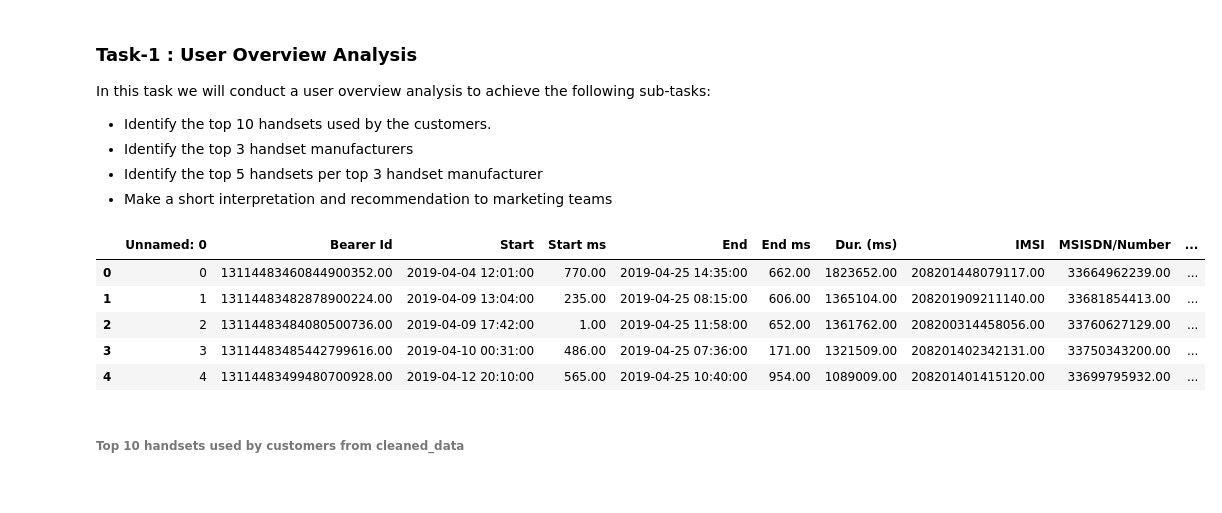
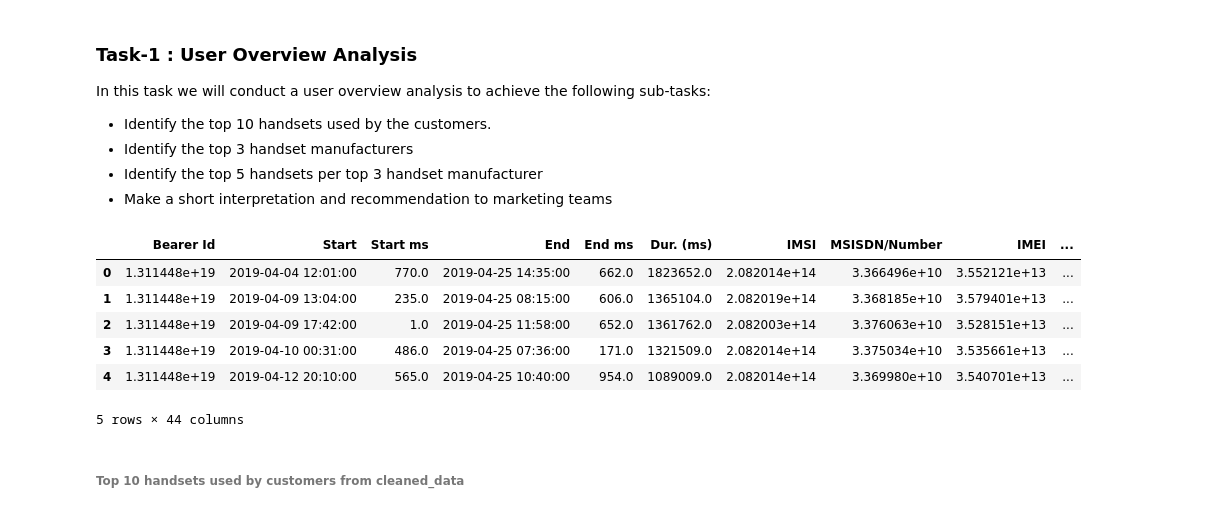
Before and after one commit to Wandera-Martin/Telecom-Data-Analysis, a Jupyter notebook: notebooks/User_Overview_Analysis.ipynb, the cells around one changed output. Cells and saved outputs as stored; diff of their text form; code cells hidden in the pictures.

```diff
--- a/notebooks/User_Overview_Analysis.ipynb
+++ b/notebooks/User_Overview_Analysis.ipynb
@@ -30,15 +29,16 @@ In this task we will conduct a user overview analysis to achieve the following s
 *  Make a short interpretation and recommendation to marketing teams
 # %%
 # loading cleaned Telecom dataset
-cleaned_data = pd.read_csv('/Users/user/Desktop/Aca/teleco/data/cleandata_dataset.csv')
+cleaned_data = pd.read_csv('/Users/user/Desktop/Aca/teleco/data/cleandata_dataset.csv', index_col=0)
 cleaned_data.head()
 # %% [output]
-|  | Unnamed: 0 | Bearer Id | Start | Start ms | End | End ms | Dur. (ms) | IMSI | MSISDN/Number | ... |
-| 0 | 0 | 13114483460844900352.00 | 2019-04-04 12:01:00 | 770.00 | 2019-04-25 14:35:00 | 662.00 | 1823652.00 | 208201448079117.00 | 33664962239.00 | ... |
-| 1 | 1 | 13114483482878900224.00 | 2019-04-09 13:04:00 | 235.00 | 2019-04-25 08:15:00 | 606.00 | 1365104.00 | 208201909211140.00 | 33681854413.00 | ... |
-| 2 | 2 | 13114483484080500736.00 | 2019-04-09 17:42:00 | 1.00 | 2019-04-25 11:58:00 | 652.00 | 1361762.00 | 208200314458056.00 | 33760627129.00 | ... |
-| 3 | 3 | 13114483485442799616.00 | 2019-04-10 00:31:00 | 486.00 | 2019-04-25 07:36:00 | 171.00 | 1321509.00 | 208201402342131.00 | 33750343200.00 | ... |
-| 4 | 4 | 13114483499480700928.00 | 2019-04-12 20:10:00 | 565.00 | 2019-04-25 10:40:00 | 954.00 | 1089009.00 | 208201401415120.00 | 33699795932.00 | ... |
+|  | Bearer Id | Start | Start ms | End | End ms | Dur. (ms) | IMSI | MSISDN/Number | IMEI | ... |
+| 0 | 1.311448e+19 | 2019-04-04 12:01:00 | 770.0 | 2019-04-25 14:35:00 | 662.0 | 1823652.0 | 2.082014e+14 | 3.366496e+10 | 3.552121e+13 | ... |
+| 1 | 1.311448e+19 | 2019-04-09 13:04:00 | 235.0 | 2019-04-25 08:15:00 | 606.0 | 1365104.0 | 2.082019e+14 | 3.368185e+10 | 3.579401e+13 | ... |
+| 2 | 1.311448e+19 | 2019-04-09 17:42:00 | 1.0 | 2019-04-25 11:58:00 | 652.0 | 1361762.0 | 2.082003e+14 | 3.376063e+10 | 3.528151e+13 | ... |
+| 3 | 1.311448e+19 | 2019-04-10 00:31:00 | 486.0 | 2019-04-25 07:36:00 | 171.0 | 1321509.0 | 2.082014e+14 | 3.375034e+10 | 3.535661e+13 | ... |
+| 4 | 1.311448e+19 | 2019-04-12 20:10:00 | 565.0 | 2019-04-25 10:40:00 | 954.0 | 1089009.0 | 2.082014e+14 | 3.369980e+10 | 3.540701e+13 | ... |
+5 rows × 44 columns
 # %%
 # Instantiate UserOverviewScript class in user_overview
 
```
Also changed, not shown: parts of 2 cells of this notebook, 14 other files.
